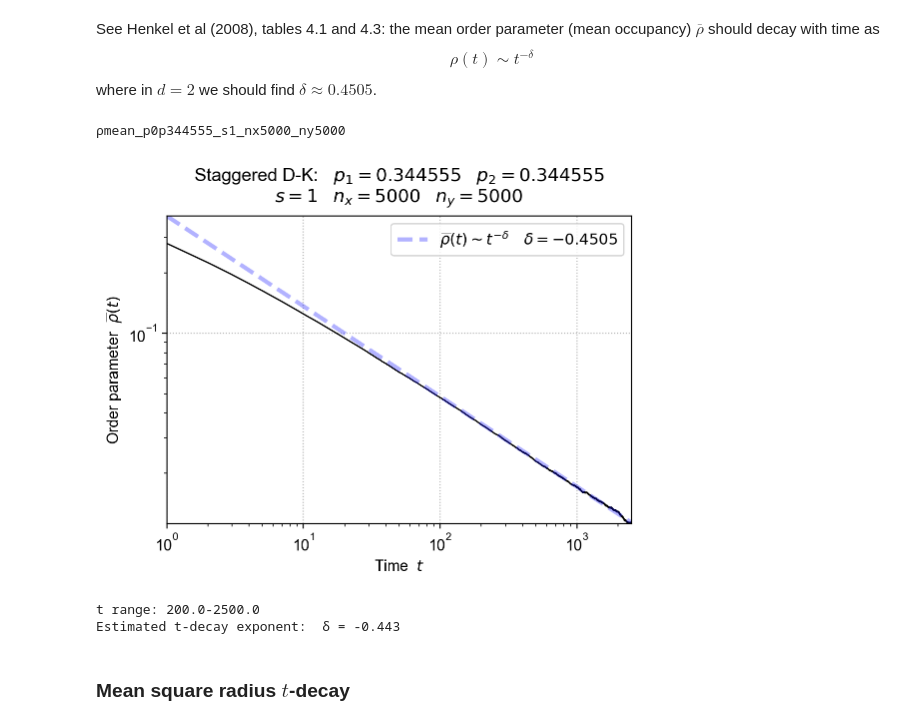
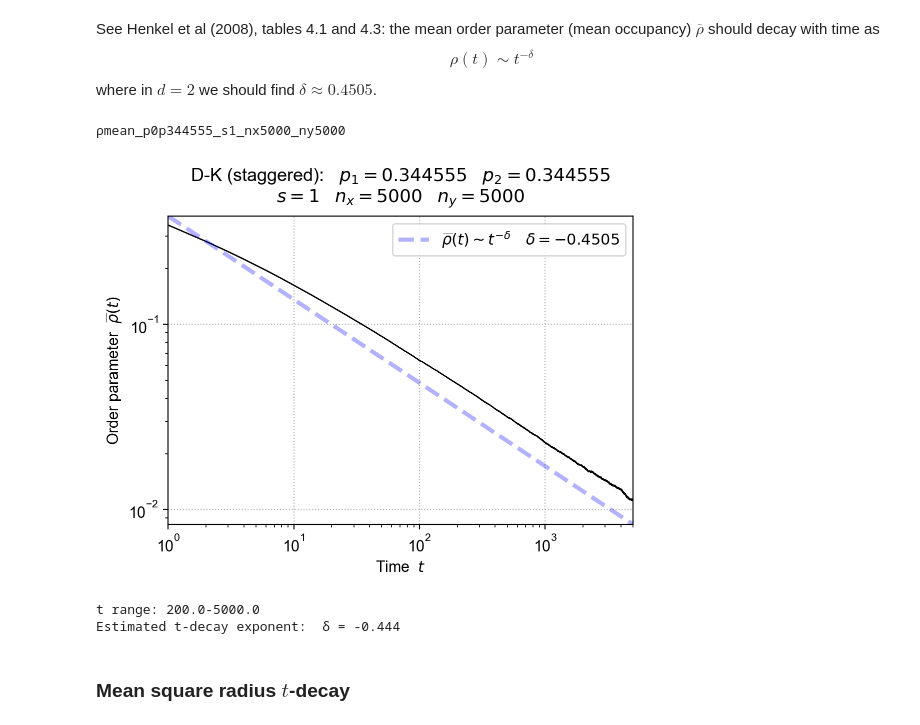
Before and after one commit to atthecodeface/DPRS, a Jupyter notebook: dprs_py/notebooks/DP2D.ipynb, the cells around one changed output. Drawn from its saved outputs; the diff is of its cells as text; code cells hidden in the pictures.

Commit message:
Update nbs to match API changes

```diff
--- a/dprs_py/notebooks/DP2D.ipynb
+++ b/dprs_py/notebooks/DP2D.ipynb
@@ -23,7 +23,8 @@ do_central_seed: bool = False
 # p_c: float = 0.4031028  # old StaggeredDomanyKinzel
 p_c: float = 0.344555
 if do_central_seed:
-    growth_model = GrowthModel.StaggeredDomanyKinzel
+    growth_model = GrowthModel.DomanyKinzel
+    growth_scheme = GrowthScheme.Staggered
     n_xy: int = 500
     n_iterations: int = 8_000
     sample_period: int = 1
@@ -34,7 +35,8 @@ if do_central_seed:
     p_1: float = p_c + 0.001
     p_2: float = p_1
 else:
-    growth_model = GrowthModel.StaggeredDomanyKinzel
+    growth_model = GrowthModel.DomanyKinzel
+    growth_scheme = GrowthScheme.Staggered
     n_xy: int = 5_000
     n_iterations: int = 5_000
     sample_period: int = 0
@@ -48,6 +50,7 @@ if sample_period > n_iterations:
 # %%
 class Parameters:
     growth_model = growth_model
+    growth_scheme = growth_scheme
     dim = Dimension.D2
     n_x: int = n_xy
     n_y: int = n_xy
@@ -174,35 +177,35 @@ where in $d=2$ we should find $\delta \approx 0.4505$.
 # %%
 δ = 0.45051
 # scale = 0.38
 
-match parameters.growth_model:
-    case GrowthModel.StaggeredDomanyKinzel:
+match parameters.growth_scheme:
+    case GrowthScheme.Staggered:
         scale = 0.385
-    case GrowthModel.SimplifiedDomanyKinzel:
+    case GrowthScheme.Simple:
         scale = 0.28
 
 name = make_name(parameters, "ρmean", None, )
 print(name)
 viz.lattice_statistic(
     name,
     make_title(parameters, None),
     parameters,
     tracking,
     choices=("time", "ρ_mean"),
     labels=(
         "Order parameter  $\\widebar{\\rho}(t)$",
         "$\\widebar{\\rho}(t) \\sim t^{-\\delta}$",
         "${\\delta}$",
     ),
     exponent=-δ,
     scale=scale,
     i_offset=1,
     do_ref_curve=True,
 )
 plt.show()
 # %% [output]
 ρmean_p0p344555_s1_nx5000_ny5000
-[figure, old version]
+[figure, new version]
 # %%
 i_offset: int = parameters.n_iterations//25
 t: NDArray = tracking["time"][i_offset:]
@@ -212,8 +215,8 @@ t: NDArray = tracking["time"][i_offset:]
 print(f"t range: {t[0]}-{t[-1]}")
 print(f"Estimated t-decay exponent:  δ = {exponent:0.3f}")
 # %% [output]
-t range: 200.0-2500.0
-Estimated t-decay exponent:  δ = -0.443
+t range: 200.0-5000.0
+Estimated t-decay exponent:  δ = -0.444
 # %% [markdown]
 ### Mean square radius  $t$-decay
 # %%
```
Also changed, not shown: parts of 1 cell of this notebook, 15 other files.
